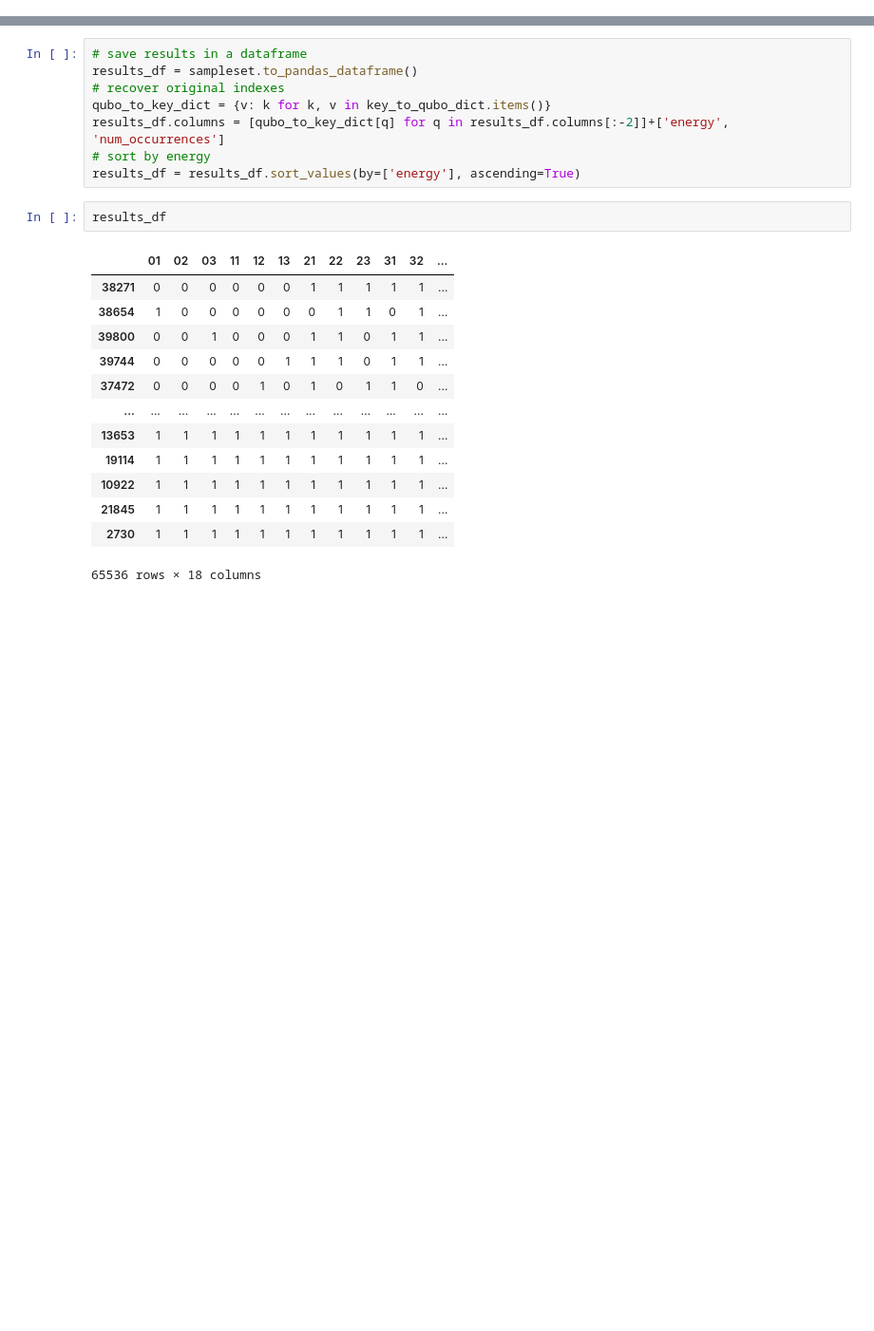
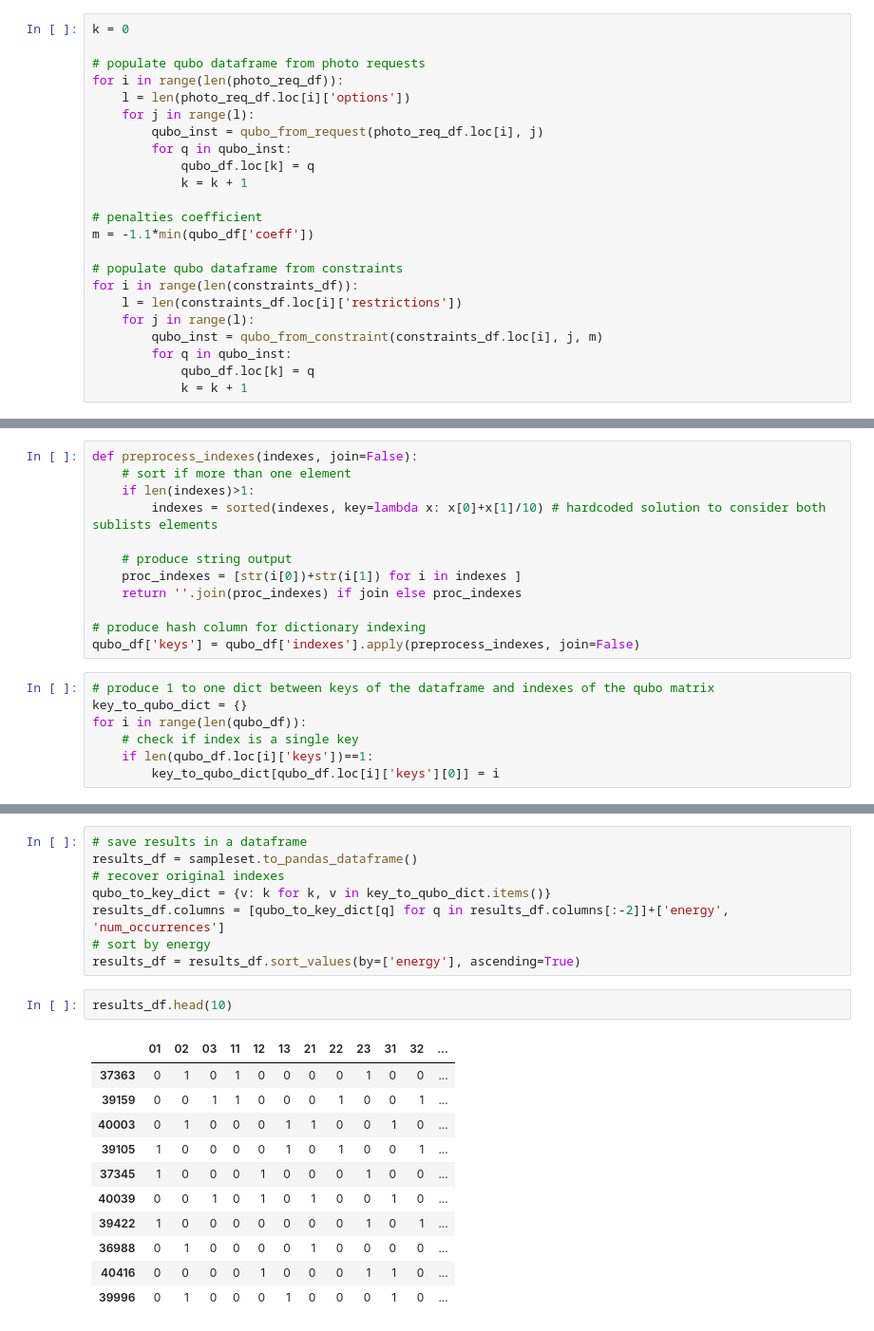
Before and after one commit to GiacomoFrn/QUBO-optimization, a Jupyter notebook: encoder.ipynb, the cells around one changed output, grey strips where cells are left out. Shown at 95% size. Saved outputs shown, nothing was run; the diff lists cells and outputs as text; blank space fills up the shorter version.

```diff
--- a/encoder.ipynb
+++ b/encoder.ipynb
@@ -261,0 +367,23 @@ print_qubo(qubo, key_to_qubo_dict)
+# %%
+k = 0
+
+# populate qubo dataframe from photo requests
+for i in range(len(photo_req_df)):
+    l = len(photo_req_df.loc[i]['options'])
+    for j in range(l):
+        qubo_inst = qubo_from_request(photo_req_df.loc[i], j)
+        for q in qubo_inst:
+            qubo_df.loc[k] = q
+            k = k + 1
+
+# penalties coefficient
+m = -1.1*min(qubo_df['coeff'])
+
+# populate qubo dataframe from constraints
+for i in range(len(constraints_df)):
+    l = len(constraints_df.loc[i]['restrictions'])
+    for j in range(l):
+        qubo_inst = qubo_from_constraint(constraints_df.loc[i], j, m)
+        for q in qubo_inst:
+            qubo_df.loc[k] = q
+            k = k + 1
@@ -261,0 +410,19 @@ print_qubo(qubo, key_to_qubo_dict)
+# %%
+def preprocess_indexes(indexes, join=False):
+    # sort if more than one element
+    if len(indexes)>1:
+        indexes = sorted(indexes, key=lambda x: x[0]+x[1]/10) # hardcoded solution to consider both sublists elements
+
+    # produce string output
+    proc_indexes = [str(i[0])+str(i[1]) for i in indexes ]
+    return ''.join(proc_indexes) if join else proc_indexes
+
+# produce hash column for dictionary indexing
+qubo_df['keys'] = qubo_df['indexes'].apply(preprocess_indexes, join=False)
+# %%
+# produce 1 to one dict between keys of the dataframe and indexes of the qubo matrix
+key_to_qubo_dict = {}
+for i in range(len(qubo_df)):
+    # check if index is a single key
+    if len(qubo_df.loc[i]['keys'])==1:
+        key_to_qubo_dict[qubo_df.loc[i]['keys'][0]] = i
@@ -276,18 +458,16 @@ results_df.columns = [qubo_to_key_dict[q] for q in results_df.columns[:-2]]+['en
 # sort by energy
 results_df = results_df.sort_values(by=['energy'], ascending=True)
 # %%
-results_df
+results_df.head(10)
 # %% [output]
 |  | 01 | 02 | 03 | 11 | 12 | 13 | 21 | 22 | 23 | 31 | 32 | ... |
-| 38271 | 0 | 0 | 0 | 0 | 0 | 0 | 1 | 1 | 1 | 1 | 1 | ... |
-| 38654 | 1 | 0 | 0 | 0 | 0 | 0 | 0 | 1 | 1 | 0 | 1 | ... |
-| 39800 | 0 | 0 | 1 | 0 | 0 | 0 | 1 | 1 | 0 | 1 | 1 | ... |
-| 39744 | 0 | 0 | 0 | 0 | 0 | 1 | 1 | 1 | 0 | 1 | 1 | ... |
-| 37472 | 0 | 0 | 0 | 0 | 1 | 0 | 1 | 0 | 1 | 1 | 0 | ... |
-| ... | ... | ... | ... | ... | ... | ... | ... | ... | ... | ... | ... | ... |
-| 13653 | 1 | 1 | 1 | 1 | 1 | 1 | 1 | 1 | 1 | 1 | 1 | ... |
-| 19114 | 1 | 1 | 1 | 1 | 1 | 1 | 1 | 1 | 1 | 1 | 1 | ... |
-| 10922 | 1 | 1 | 1 | 1 | 1 | 1 | 1 | 1 | 1 | 1 | 1 | ... |
-| 21845 | 1 | 1 | 1 | 1 | 1 | 1 | 1 | 1 | 1 | 1 | 1 | ... |
-| 2730 | 1 | 1 | 1 | 1 | 1 | 1 | 1 | 1 | 1 | 1 | 1 | ... |
+| 37363 | 0 | 1 | 0 | 1 | 0 | 0 | 0 | 0 | 1 | 0 | 0 | ... |
+| 39159 | 0 | 0 | 1 | 1 | 0 | 0 | 0 | 1 | 0 | 0 | 1 | ... |
+| 40003 | 0 | 1 | 0 | 0 | 0 | 1 | 1 | 0 | 0 | 1 | 0 | ... |
+| 39105 | 1 | 0 | 0 | 0 | 0 | 1 | 0 | 1 | 0 | 0 | 1 | ... |
+| 37345 | 1 | 0 | 0 | 0 | 1 | 0 | 0 | 0 | 1 | 0 | 0 | ... |
+| 40039 | 0 | 0 | 1 | 0 | 1 | 0 | 1 | 0 | 0 | 1 | 0 | ... |
+| 39422 | 1 | 0 | 0 | 0 | 0 | 0 | 0 | 0 | 1 | 0 | 1 | ... |
+| 36988 | 0 | 1 | 0 | 0 | 0 | 0 | 1 | 0 | 0 | 0 | 0 | ... |
+| 40416 | 0 | 0 | 0 | 0 | 1 | 0 | 0 | 0 | 1 | 1 | 0 | ... |
+| 39996 | 0 | 1 | 0 | 0 | 0 | 1 | 0 | 0 | 0 | 1 | 0 | ... |
-65536 rows × 18 columns
```
Also changed, not shown: parts of 16 cells of this notebook.
